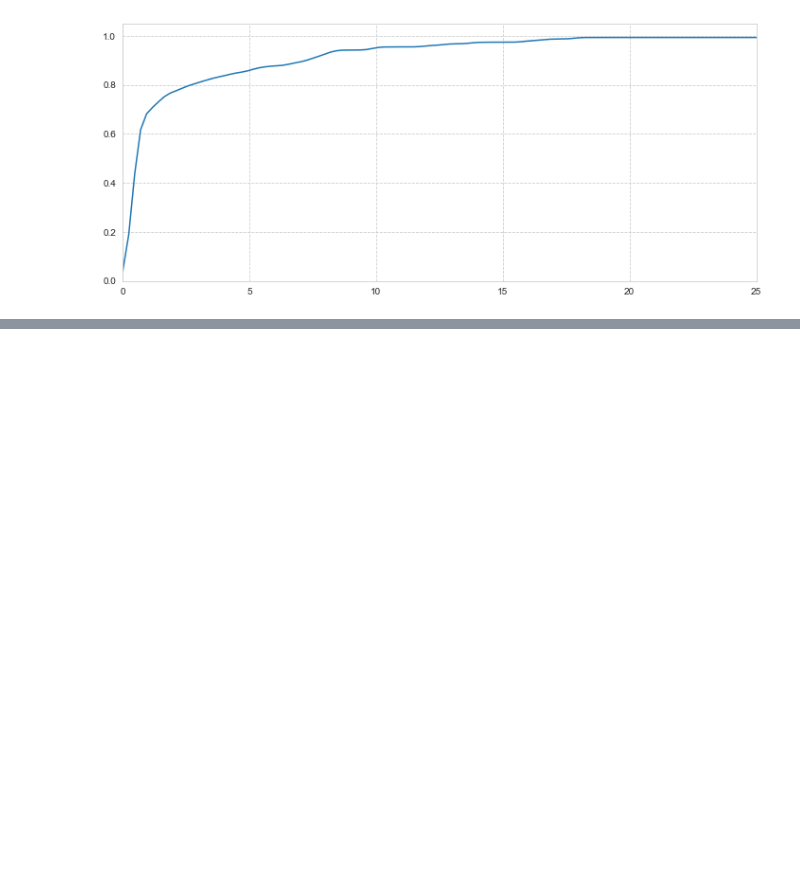
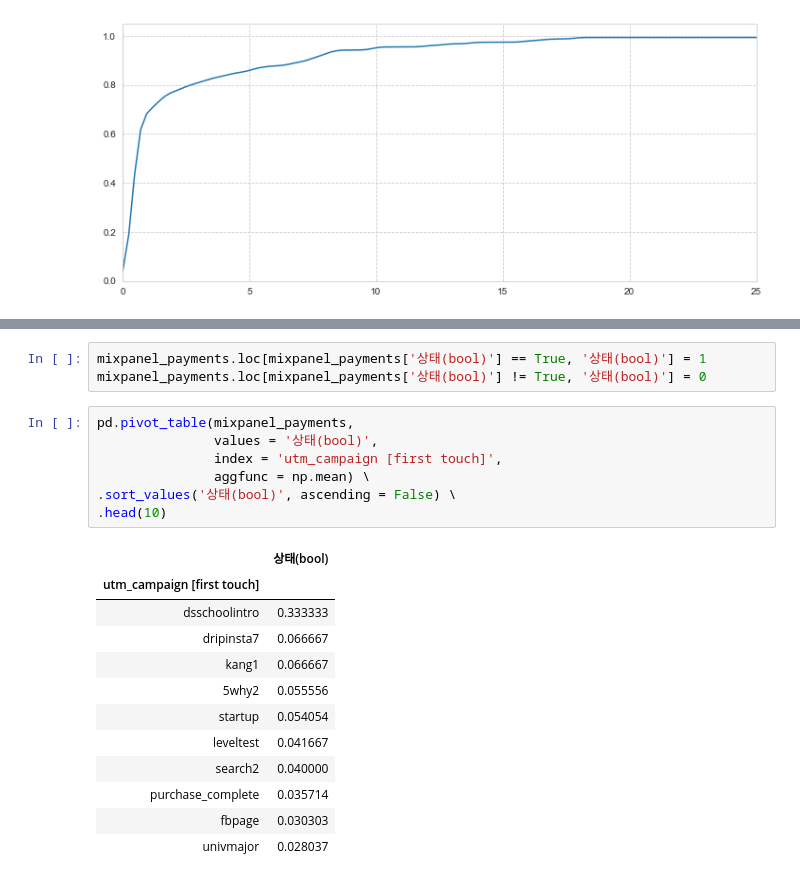
Before and after one commit to eunnyeong/data-analysis, a Jupyter notebook: dsschool_assignment.ipynb, the cells around one changed output, grey strips where cells are left out. Saved outputs shown, nothing was run; the diff lists cells and outputs as text; blank space fills up the shorter version.

```diff
--- a/dsschool_assignment.ipynb
+++ b/dsschool_assignment.ipynb
@@ -519,0 +527,23 @@ mixpanel_payments.head()
+# %%
+mixpanel_payments.loc[mixpanel_payments['상태(bool)'] == True, '상태(bool)'] = 1
+mixpanel_payments.loc[mixpanel_payments['상태(bool)'] != True, '상태(bool)'] = 0
+# %%
+pd.pivot_table(mixpanel_payments,
+               values = '상태(bool)',
+               index = 'utm_campaign [first touch]',
+               aggfunc = np.mean) \
+.sort_values('상태(bool)', ascending = False) \
+.head(10)
+# %% [output]
+|  | 상태(bool) |
+| utm_campaign [first touch] |  |
+| dsschoolintro | 0.333333 |
+| dripinsta7 | 0.066667 |
+| kang1 | 0.066667 |
+| 5why2 | 0.055556 |
+| startup | 0.054054 |
+| leveltest | 0.041667 |
+| search2 | 0.040000 |
+| purchase_complete | 0.035714 |
+| fbpage | 0.030303 |
+| univmajor | 0.028037 |
```
Also changed, not shown: parts of 7 cells of this notebook.
